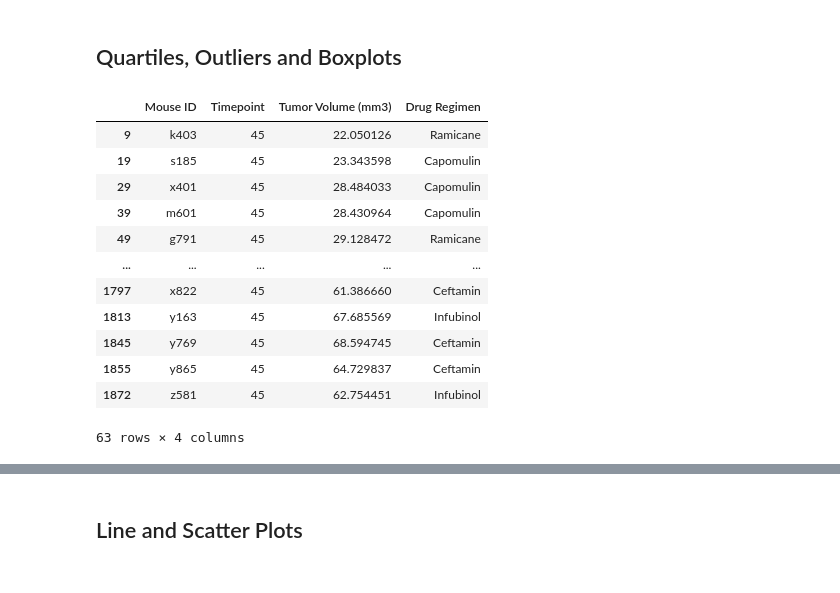
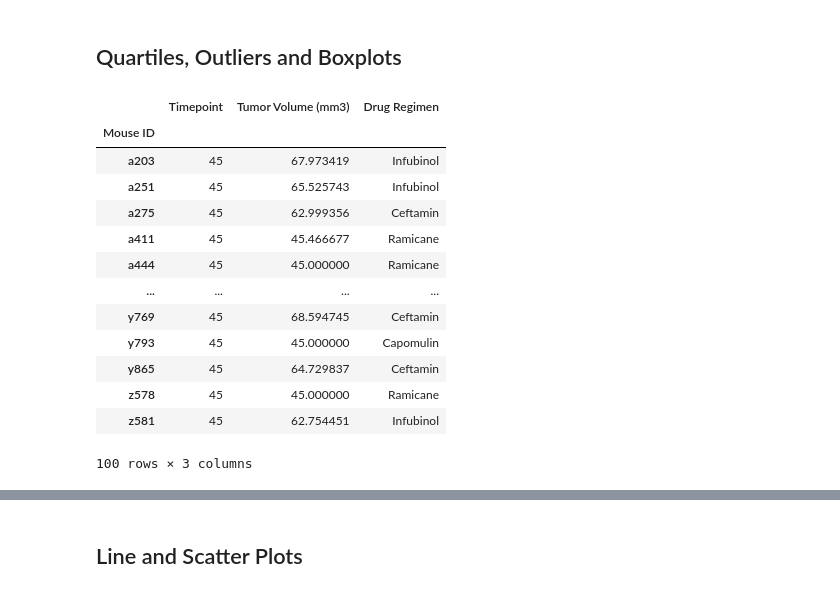
Before and after one commit to majirajib4747/pandas-challenge, a Jupyter notebook: Module5_DataVisualization_Challenge/pymaceuticals_completed.ipynb, the cells around one changed output, grey strips where cells are left out. Saved outputs shown, nothing was run; the diff lists cells and outputs as text; code cells hidden in the pictures.

```diff
--- a/Module5_DataVisualization_Challenge/pymaceuticals_completed.ipynb
+++ b/Module5_DataVisualization_Challenge/pymaceuticals_completed.ipynb
@@ -179,28 +182,31 @@ plt.show()
 # %%
 # Calculate the final tumor volume of each mouse across four of the treatment regimens:
 # Capomulin, Ramicane, Infubinol, and Ceftamin
 dataframe = pd.DataFrame(Mouse_Study_Result_Merge_clean, columns = ['Mouse ID','Timepoint', 'Tumor Volume (mm3)' , 'Drug Regimen'])
 rslt_df_drug_regimen = dataframe[(dataframe['Drug Regimen'] == 'Capomulin') |(dataframe['Drug Regimen'] == 'Ramicane') | (dataframe['Drug Regimen'] == 'Infubinol') | (dataframe['Drug Regimen'] == 'Ceftamin')]
 
 # Start by getting the last (greatest) timepoint for each mouse
-rslt_df_drug_regimen_last_timepoint = rslt_df_drug_regimen[(rslt_df_drug_regimen['Timepoint'] == 45)]
 
-# Merge this group df with the original DataFrame to get the tumor volume at the last timepoint
+rslt_df_drug_regimen_mouseid_groupby = rslt_df_drug_regimen.groupby(["Mouse ID"])
+
+rslt_df_drug_regimen_last_timepoint = rslt_df_drug_regimen_mouseid_groupby .max()
+
 rslt_df_drug_regimen_last_timepoint
 # %% [output]
-|  | Mouse ID | Timepoint | Tumor Volume (mm3) | Drug Regimen |
-| 9 | k403 | 45 | 22.050126 | Ramicane |
-| 19 | s185 | 45 | 23.343598 | Capomulin |
-| 29 | x401 | 45 | 28.484033 | Capomulin |
-| 39 | m601 | 45 | 28.430964 | Capomulin |
-| 49 | g791 | 45 | 29.128472 | Ramicane |
-| ... | ... | ... | ... | ... |
-| 1797 | x822 | 45 | 61.386660 | Ceftamin |
-| 1813 | y163 | 45 | 67.685569 | Infubinol |
-| 1845 | y769 | 45 | 68.594745 | Ceftamin |
-| 1855 | y865 | 45 | 64.729837 | Ceftamin |
-| 1872 | z581 | 45 | 62.754451 | Infubinol |
+|  | Timepoint | Tumor Volume (mm3) | Drug Regimen |
+| Mouse ID |  |  |  |
+| a203 | 45 | 67.973419 | Infubinol |
+| a251 | 45 | 65.525743 | Infubinol |
+| a275 | 45 | 62.999356 | Ceftamin |
+| a411 | 45 | 45.466677 | Ramicane |
+| a444 | 45 | 45.000000 | Ramicane |
+| ... | ... | ... | ... |
+| y769 | 45 | 68.594745 | Ceftamin |
+| y793 | 45 | 45.000000 | Capomulin |
+| y865 | 45 | 64.729837 | Ceftamin |
+| z578 | 45 | 45.000000 | Ramicane |
+| z581 | 45 | 62.754451 | Infubinol |
-63 rows × 4 columns
+100 rows × 3 columns
 # %%
 # Put treatments into a list for for loop (and later for plot labels)
 rslt_df_drug_regimen_last_timepoint
```
Also changed, not shown: parts of 6 cells of this notebook.
